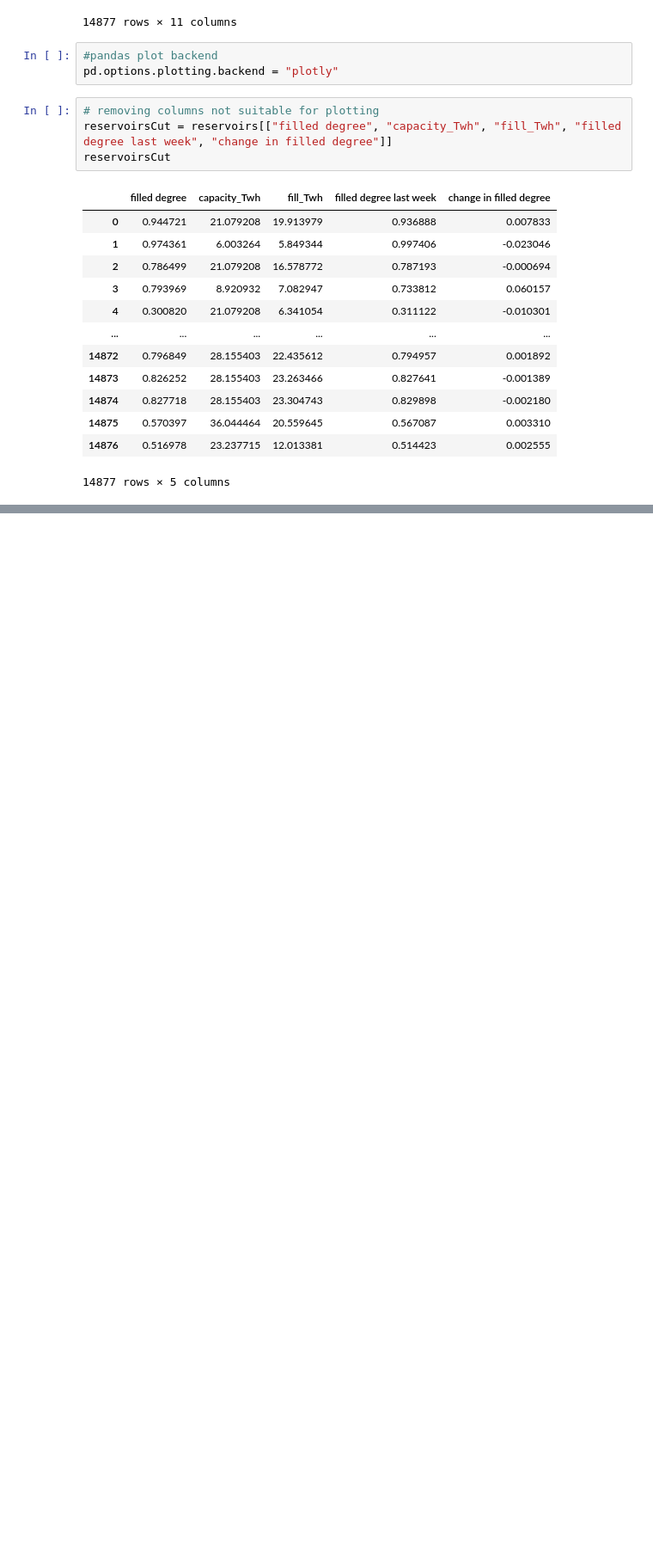
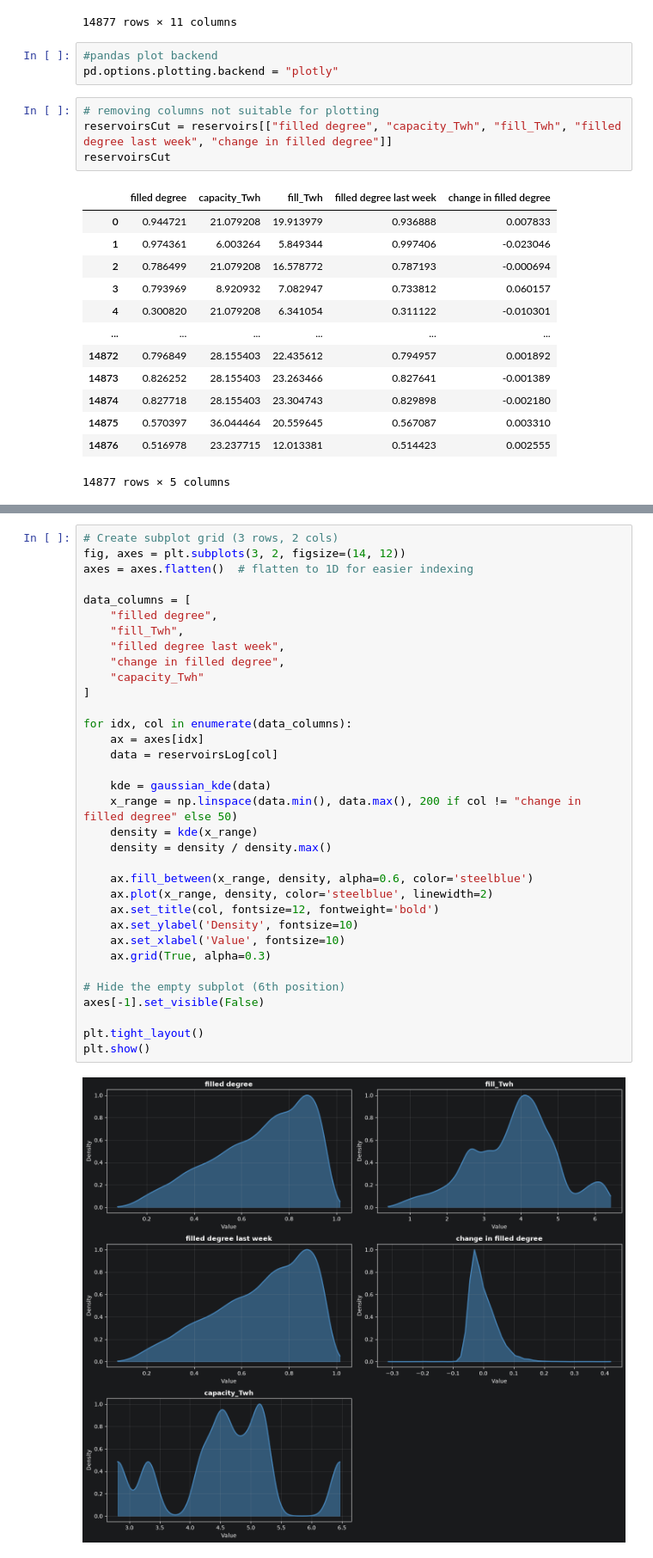
Before and after one commit to LjosNorth/IND320LjosNorth, a Jupyter notebook: notebooks/Oblig1.ipynb, the cells around one changed output, grey strips where cells are left out. Shown at 86% size. Cells and saved outputs as stored; diff of their text form; blank space fills up the shorter version.

```diff
--- a/notebooks/Oblig1.ipynb
+++ b/notebooks/Oblig1.ipynb
@@ -147,0 +93,36 @@ fig.show()
+# %%
+# Create subplot grid (3 rows, 2 cols)
+fig, axes = plt.subplots(3, 2, figsize=(14, 12))
+axes = axes.flatten()  # flatten to 1D for easier indexing
+
+data_columns = [
+    "filled degree",
+    "fill_Twh",
+    "filled degree last week",
+    "change in filled degree",
+    "capacity_Twh"
+]
+
+for idx, col in enumerate(data_columns):
+    ax = axes[idx]
+    data = reservoirsLog[col]
+
+    kde = gaussian_kde(data)
+    x_range = np.linspace(data.min(), data.max(), 200 if col != "change in filled degree" else 50)
+    density = kde(x_range)
+    density = density / density.max()
+
+    ax.fill_between(x_range, density, alpha=0.6, color='steelblue')
+    ax.plot(x_range, density, color='steelblue', linewidth=2)
+    ax.set_title(col, fontsize=12, fontweight='bold')
+    ax.set_ylabel('Density', fontsize=10)
+    ax.set_xlabel('Value', fontsize=10)
+    ax.grid(True, alpha=0.3)
+
+# Hide the empty subplot (6th position)
+axes[-1].set_visible(False)
+
+plt.tight_layout()
+plt.show()
+# %% [output]
+[figure, added]
```
Also changed, not shown: parts of 5 cells of this notebook, 2 other files.
